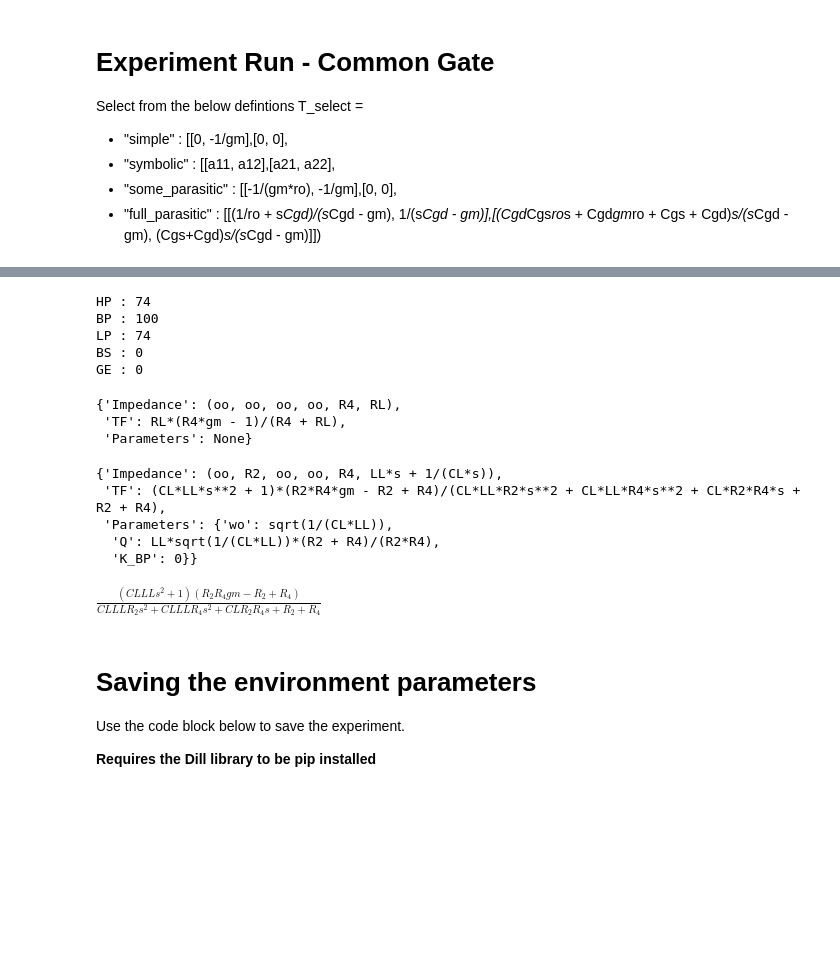
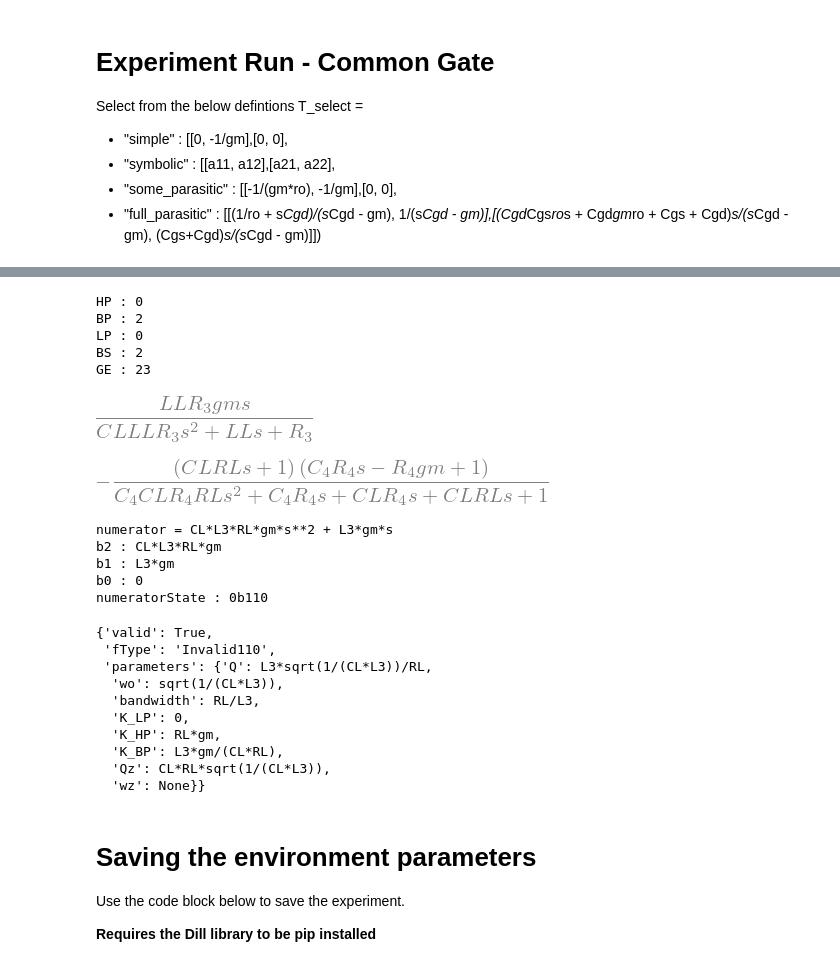
Before and after one commit to NooriDan/SymXplorer, a Jupyter notebook: Notebooks/SymPy_Analog-CG.ipynb, the cells around one changed output, grey strips where cells are left out. Saved outputs shown, nothing was run; the diff lists cells and outputs as text; code cells hidden in the pictures; blank space fills up the shorter version.

```diff
--- a/Notebooks/SymPy_Analog-CG.ipynb
+++ b/Notebooks/SymPy_Analog-CG.ipynb
@@ -471,16 +524,12 @@ def findFilterInClassification(classifications, filterType, printResult=False):
 
     for entity in classifications:
         # print(f"entity : {entity}")
-        if (entity["Filter Types"]) and (entity["Filter Types"][filterType]):
-            output.append({
-                           "Impedance" : entity["Impedance"],
-                           "TF": entity["TF"],
-                           "Parameters" : entity["Filter Types"][filterType]
-                           })
+        if (entity["fType"] and (entity["fType"] == filterType)):
+            output.append(entity)
             count += 1
-
     if printResult:
         print(f"{filterType} : {len(output)}")
+
     return output, count
 
 def summarizeFilterType(classifications, filterTypes=["HP", "BP", "LP", "BS", "GE"],printResult=False):
@@ -679,30 +679,16 @@ $\displaystyle \frac{RL \left(R_{2} R_{4} gm - R_{2} + R_{4}\right)}{R_{2} R_{4}
 # %%
-filterParameters = computeBiQuadParameters(TFs, batch)
-classifications = classifyFilter(filterParameters)
-filterTypes = ["HP", "BP", "LP", "BS", "GE"]
+classifications = classifyBiQuadFilters(TFs, batch)
+# classifications = classifyFilter(filterParameters)
+filterTypes = ["HP", "BP", "LP", "BS", "GE",]
 
 summary, counts = summarizeFilterType(classifications, filterTypes, printResult=True)
 # %% [output]
-HP : 74
-BP : 100
-LP : 74
-BS : 0
-GE : 0
+HP : 0
+BP : 2
+LP : 0
+BS : 2
+GE : 23
-# %%
-filterParameters[0]
-# %% [output]
-{'Impedance': (oo, oo, oo, oo, R4, RL),
- 'TF': RL*(R4*gm - 1)/(R4 + RL),
- 'Parameters': None}
 # %%
-summary["BP"][0]
+summary["BP"][0]['tf']
 # %% [output]
-{'Impedance': (oo, R2, oo, oo, R4, LL*s + 1/(CL*s)),
- 'TF': (CL*LL*s**2 + 1)*(R2*R4*gm - R2 + R4)/(CL*LL*R2*s**2 + CL*LL*R4*s**2 + CL*R2*R4*s + R2 + R4),
- 'Parameters': {'wo': sqrt(1/(CL*LL)),
-  'Q': LL*sqrt(1/(CL*LL))*(R2 + R4)/(R2*R4),
-  'K_BP': 0}}
+[figure, added]
-# %%
-summary["BP"][0]['TF']
-# %% [output]
-$\displaystyle \frac{\left(CL LL s^{2} + 1\right) \left(R_{2} R_{4} gm - R_{2} + R_{4}\right)}{CL LL R_{2} s^{2} + CL LL R_{4} s^{2} + CL R_{2} R_{4} s + R_{2} + R_{4}}$
@@ -710,0 +695,23 @@ $\displaystyle \frac{\left(CL LL s^{2} + 1\right) \left(R_{2} R_{4} gm - R_{2} +
+# %%
+tf = summary["GE"][3]['tf']
+tf
+# %% [output]
+[figure, added]
+# %%
+_computeBiQuadParameters(tf)
+# %% [output]
+numerator = CL*L3*RL*gm*s**2 + L3*gm*s
+b2 : CL*L3*RL*gm
+b1 : L3*gm
+b0 : 0
+numeratorState : 0b110
+{'valid': True,
+ 'fType': 'Invalid110',
+ 'parameters': {'Q': L3*sqrt(1/(CL*L3))/RL,
+  'wo': sqrt(1/(CL*L3)),
+  'bandwidth': RL/L3,
+  'K_LP': 0,
+  'K_HP': RL*gm,
+  'K_BP': L3*gm/(CL*RL),
+  'Qz': CL*RL*sqrt(1/(CL*L3)),
+  'wz': None}}
```
Also changed, not shown: parts of 12 cells of this notebook, 11 other files.
